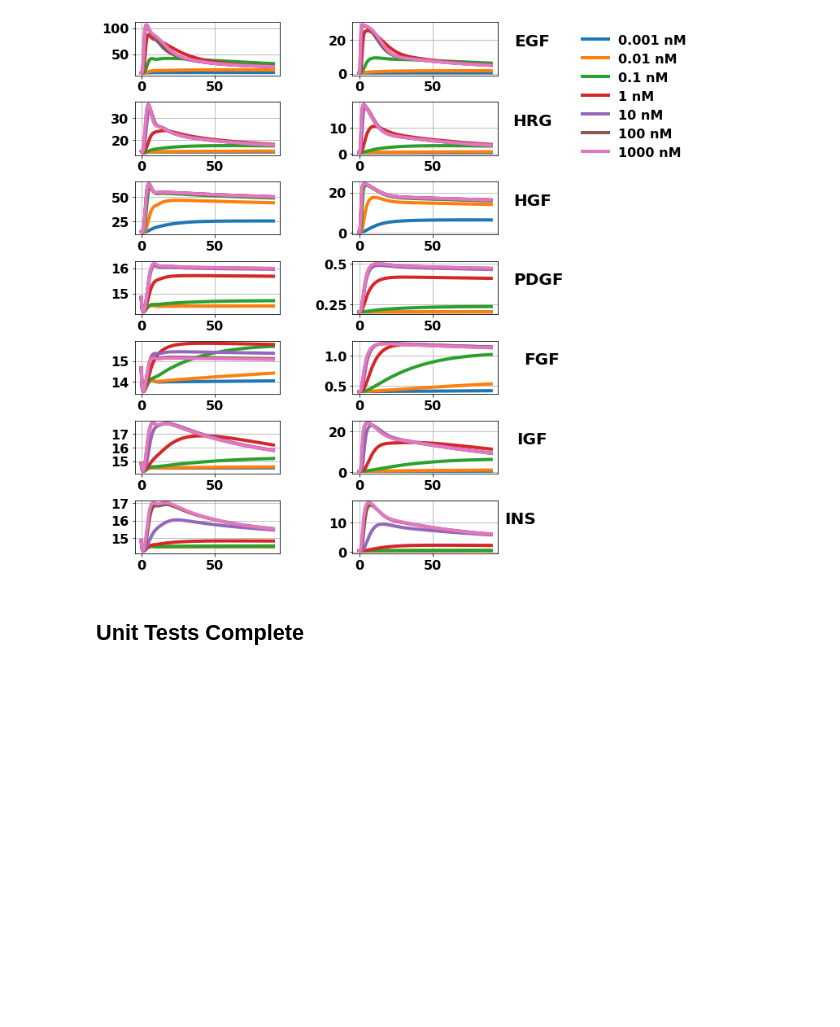
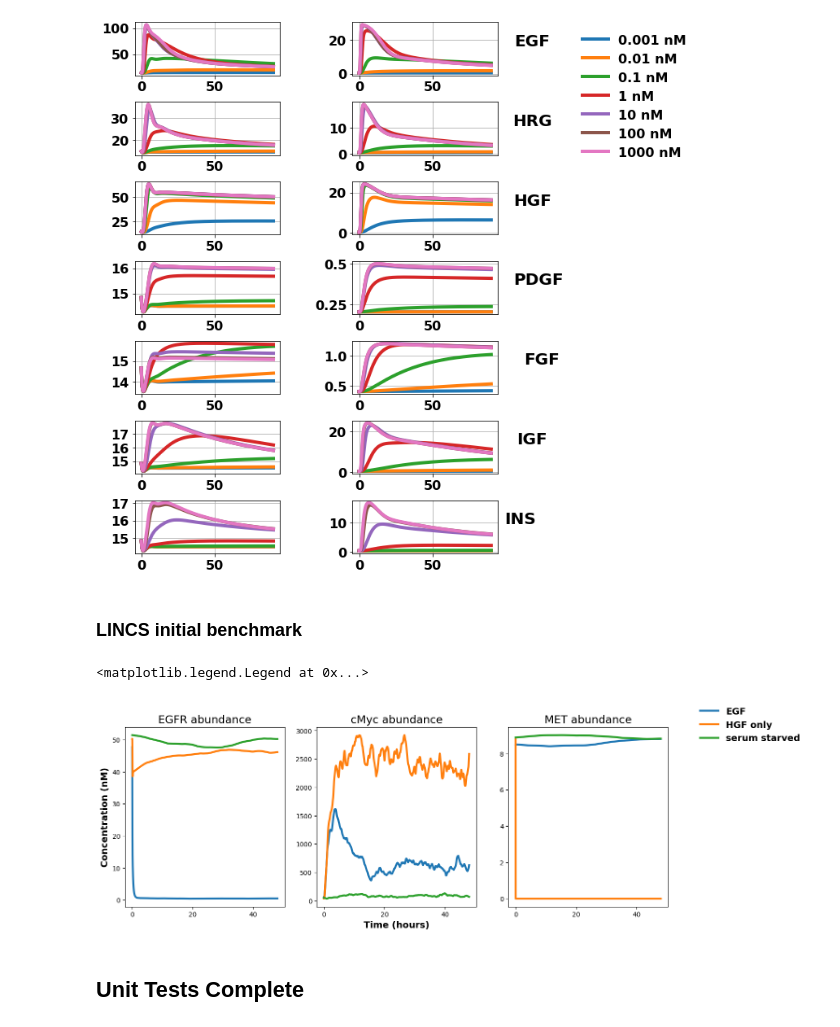
Before and after one commit to birtwistlelab/SPARCED, a Jupyter notebook: unit_tests/src/benchmark evaluation notebook.ipynb, the cells around one changed output. Cells and saved outputs as stored; diff of their text form; code cells hidden in the pictures; blank space fills up the shorter version.

```diff
--- a/unit_tests/src/benchmark evaluation notebook.ipynb
+++ b/unit_tests/src/benchmark evaluation notebook.ipynb
@@ -948,5 +978,51 @@ plt.subplots_adjust(hspace=0.5, wspace=0.5)
 fig.savefig('FigS3C.png', dpi=300, bbox_inches='tight')
 # %% [output]
 [figure]
+# %% [markdown]
+### LINCS initial benchmark
+# %%
+os.chdir(os.path.join(sparced_root, 'unit_tests/LINCS/results'))
+with open('LINCS.pkl', 'rb') as f:
+    data = pickle.load(f)
+
+results_avg = {}
+for key in data.keys():
+    results_avg[key] = {}
+    for observable in data[key]['cell 0']:
+        results_avg[key][observable] = []
+
+    for cell in data[key].keys():
+        for observable in data[key][cell].keys():
+            results_avg[key][observable].append(data[key][cell][observable]['xoutS'])
+
+for key in results_avg.keys():
+    for observable in results_avg[key].keys():
+        results_avg[key][observable] = sum(results_avg[key][observable])/len(results_avg[key][observable])
+
+fig, ax = plt.subplots(1,3 , figsize=(15,5))
+#Set all text to bold and size 14
+plt.rcParams.update({'font.size': 14, 'font.weight': 'bold'})
+time = data['EGF']['cell 0']['EGFR abundance']['toutS']/3600 # note: time should be equivalent for all keys, cells, and observables
+ax[0].plot(time, results_avg['EGF']['EGFR abundance'], label='EGF', linewidth=3)
+ax[0].plot(time, results_avg['HGF only']['EGFR abundance'], label='HGF only', linewidth=3)
+ax[0].plot(time, results_avg['serum starved']['EGFR abundance'], label='serum starved', linewidth=3)
+ax[0].set_ylabel('Concentration (nM)', fontsize=14, fontweight='bold')
+ax[0].set_title('EGFR abundance')
+
+ax[1].plot(time, results_avg['EGF']['cMyc abundance'], linewidth=3)
+ax[1].plot(time, results_avg['HGF only']['cMyc abundance'], linewidth=3)
+ax[1].plot(time, results_avg['serum starved']['cMyc abundance'], linewidth=3)
+ax[1].set_xlabel('Time (hours)', fontsize=14, fontweight='bold')
+ax[1].set_title('cMyc abundance')
+
+ax[2].plot(time, results_avg['EGF']['MET abundance'], linewidth=3)
+ax[2].plot(time, results_avg['HGF only']['MET abundance'], linewidth=3)
+ax[2].plot(time, results_avg['serum starved']['MET abundance'], linewidth=3)
+ax[2].set_title('MET abundance')
+
+fig.legend(fontsize=14, frameon=False, bbox_to_anchor=(1.10, 1.0))
+# %% [output]
+<matplotlib.legend.Legend at 0x...>
+[figure, added]
 # %% [markdown]
 ## Unit Tests Complete
```
Also changed, not shown: parts of 8 cells of this notebook, 27 other files.
